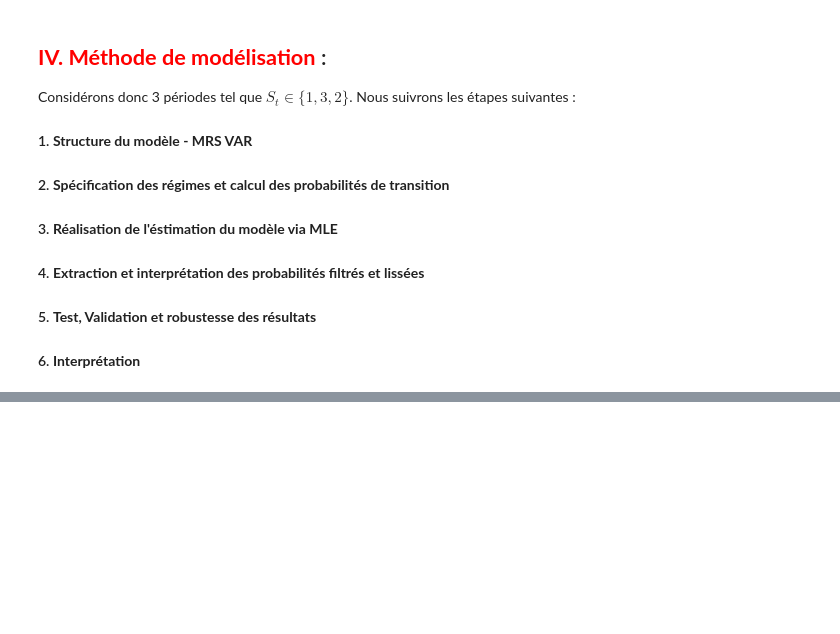
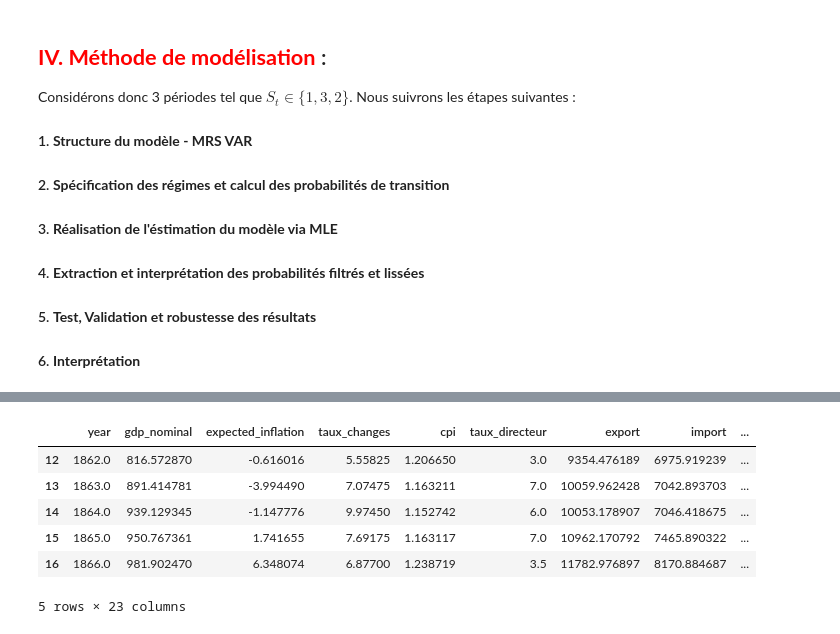
Before and after one commit to TimmGRT/Monetary-Policy-UK-1870-2025, a Jupyter notebook: CODE_ZONE/timeo_code/timeo_code_markov.ipynb, the cells around one changed output, grey strips where cells are left out. Saved outputs shown, nothing was run; the diff lists cells and outputs as text; code cells hidden in the pictures; blank space fills up the shorter version.

```diff
--- a/CODE_ZONE/timeo_code/timeo_code_markov.ipynb
+++ b/CODE_ZONE/timeo_code/timeo_code_markov.ipynb
@@ -167,0 +191,10 @@ $
+# %%
+data.head(5)
+# %% [output]
+|  | year | gdp_nominal | expected_inflation | taux_changes | cpi | taux_directeur | export | import | ... |
+| 12 | 1862.0 | 816.572870 | -0.616016 | 5.55825 | 1.206650 | 3.0 | 9354.476189 | 6975.919239 | ... |
+| 13 | 1863.0 | 891.414781 | -3.994490 | 7.07475 | 1.163211 | 7.0 | 10059.962428 | 7042.893703 | ... |
+| 14 | 1864.0 | 939.129345 | -1.147776 | 9.97450 | 1.152742 | 6.0 | 10053.178907 | 7046.418675 | ... |
+| 15 | 1865.0 | 950.767361 | 1.741655 | 7.69175 | 1.163117 | 7.0 | 10962.170792 | 7465.890322 | ... |
+| 16 | 1866.0 | 981.902470 | 6.348074 | 6.87700 | 1.238719 | 3.5 | 11782.976897 | 8170.884687 | ... |
+5 rows × 23 columns
```
Also changed, not shown: parts of 9 cells of this notebook.
